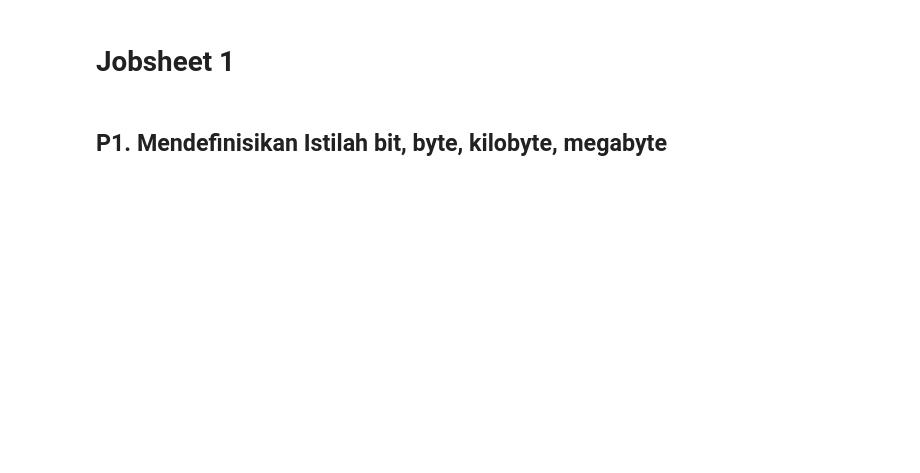
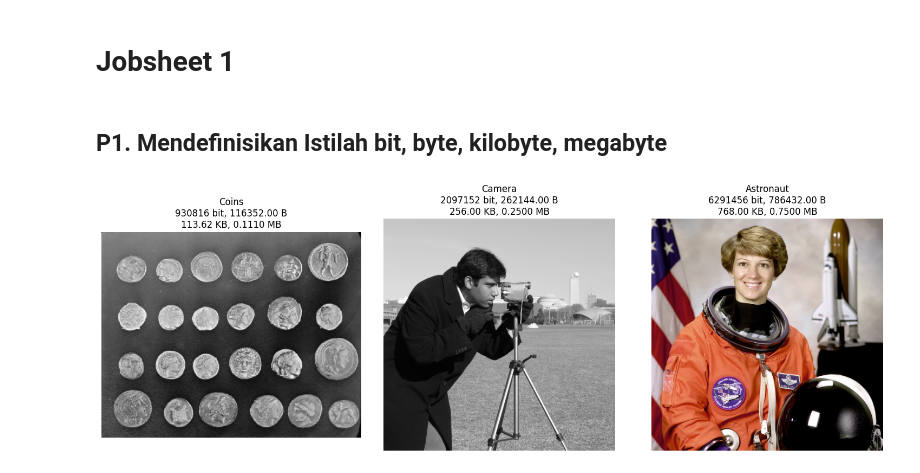
Before and after one commit to Rahmalyana/2025-Pengolahan-Citra, a Jupyter notebook: Jobsheet_1.ipynb, the cells around one changed output. Saved outputs shown, nothing was run; the diff lists cells and outputs as text; code cells hidden in the pictures; blank space fills up the shorter version.

```diff
--- a/Jobsheet_1.ipynb
+++ b/Jobsheet_1.ipynb
@@ -11,31 +11,33 @@ from skimage import data
 
 #Contoh gamvar dari sckit-image
 gambar_coins = data.coins()
 gambar_camera = data.camera()
 gambar_astronaut = data.astronaut()
 
 # Fungsi untuk menghitung ukuran gambar dalam bit, byte, KB, MB
 def hitung_ukuran(image):
   bit_per_pixel = 8 if len (image.shape) == 2 else 24 #Grayscale=8 bit, RGB=24 bit
   total_pixels = image.shape[0] * image.shape[1]
   total_bits = total_pixels * bit_per_pixel
-  total_bytes = total_bytes / 8
+  total_bytes = total_bits / 8
   total_kb = total_bytes / 1024
   total_mb = total_kb / 1024
   return total_bits, total_bytes, total_kb, total_mb
 
 #menyusun gambar dan ukurannya dalam satu baris
 fig, axes = plt.subplots(1, 3, figsize=(15, 5))
 
 #daftar gambar dan nama
 gambar_list = [gambar_coins, gambar_camera, gambar_astronaut]
 nama_list = ["Coins", "Camera", "Astronaut"]
 
 for ax, img, nama in zip(axes, gambar_list, nama_list):
   bits, bytes_, kb, mb = hitung_ukuran(img)
   ax.imshow(img, cmap='gray' if len(img.shape) == 2 else None)
   ax.set_title(f"{nama}\n{bits} bit, {bytes_:.2f} B\n{kb:.2f} KB, {mb:.4f} MB")
   ax.axis('off')
 
 plt.tight_layout()
 plt.show()
+# %% [output]
+[figure, added]
```
